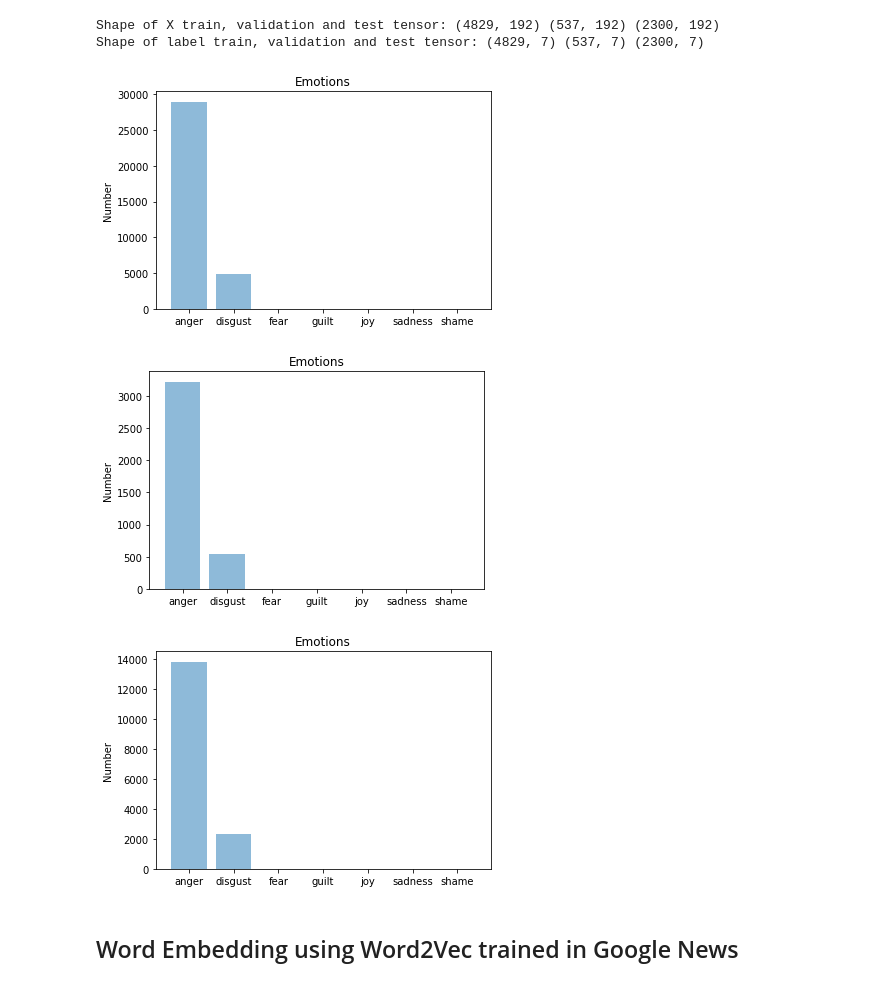
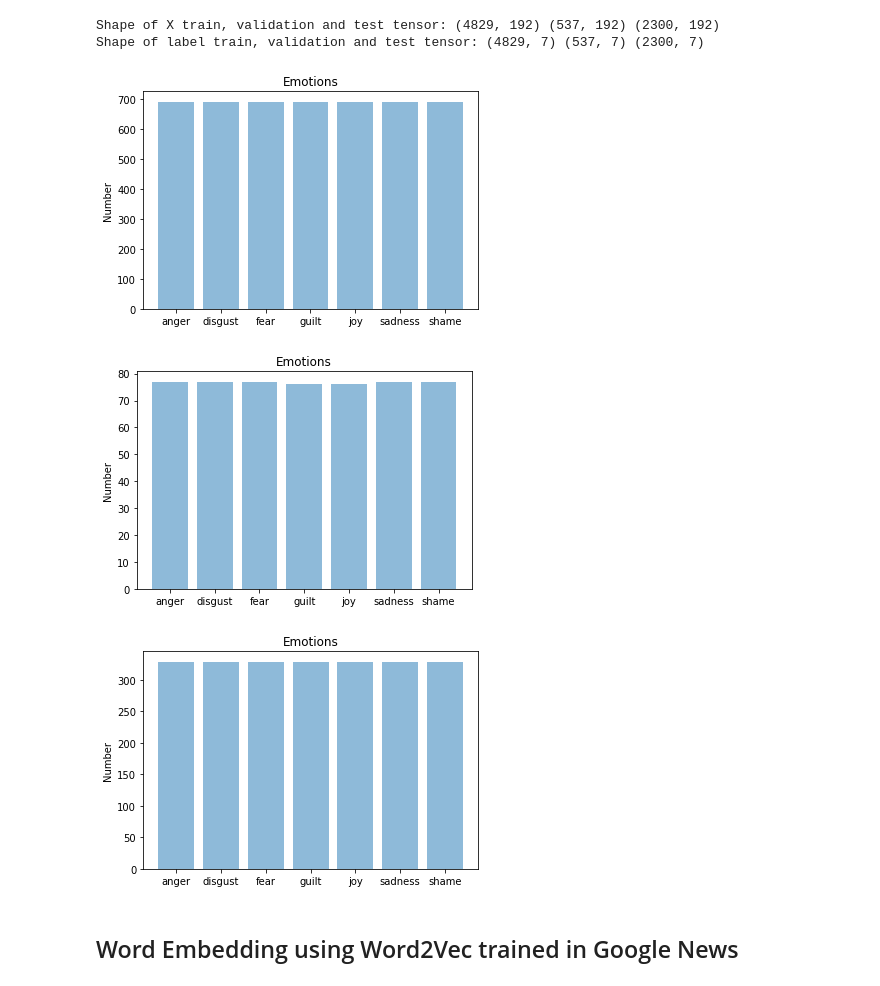
Before and after one commit to nakamura41/emotion_detection_notebooks, a Jupyter notebook: ISEAR_Emotion_Analysis_Bidirectional_LSTM_Word2Vec-GoogleNews_local.ipynb, the cells around one changed output. Saved outputs shown, nothing was run; the diff lists cells and outputs as text; code cells hidden in the pictures.

```diff
--- a/ISEAR_Emotion_Analysis_Bidirectional_LSTM_Word2Vec-GoogleNews_local.ipynb
+++ b/ISEAR_Emotion_Analysis_Bidirectional_LSTM_Word2Vec-GoogleNews_local.ipynb
@@ -146,7 +146,7 @@ print('Shape of label train, validation and test tensor:', y_train.shape, y_val.
 Shape of X train, validation and test tensor: (4829, 192) (537, 192) (2300, 192)
 Shape of label train, validation and test tensor: (4829, 7) (537, 7) (2300, 7)
 # %%
-hist, _ = np.histogram(y_train, bins=bins)
+hist, _ = np.histogram(np.argmax(y_train, axis=1), bins=bins)
 plt.bar(y_pos, hist, align='center', alpha=0.5)
 plt.xticks(y_pos, labels)
 plt.ylabel('Number')
@@ -154,20 +154,20 @@ plt.title('Emotions')
 
 plt.show()
 # %% [output]
-[figure, old version]
+[figure, new version]
 # %%
-hist, _ = np.histogram(y_val, bins=bins)
+hist, _ = np.histogram(np.argmax(y_val, axis=1), bins=bins)
 
 plt.bar(y_pos, hist, align='center', alpha=0.5)
 plt.xticks(y_pos, labels)
 plt.ylabel('Number')
 plt.title('Emotions')
 
 plt.show()
 # %% [output]
-[figure, old version]
+[figure, new version]
 # %%
-hist, _ = np.histogram(y_test, bins=bins)
+hist, _ = np.histogram(np.argmax(y_test, axis=1), bins=bins)
 
 plt.bar(y_pos, hist, align='center', alpha=0.5)
 plt.xticks(y_pos, labels)
@@ -176,7 +176,7 @@ plt.title('Emotions')
 
 plt.show()
 # %% [output]
-[figure, old version]
+[figure, new version]
 # %% [markdown]
 ## Word Embedding using Word2Vec trained in Google News
 # %%
```
Also changed, not shown: parts of 10 cells of this notebook, 1 other file.
